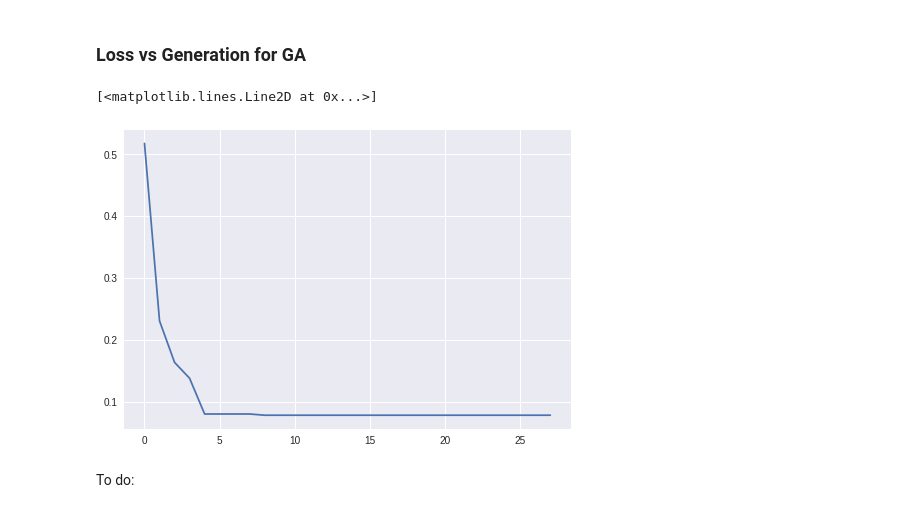
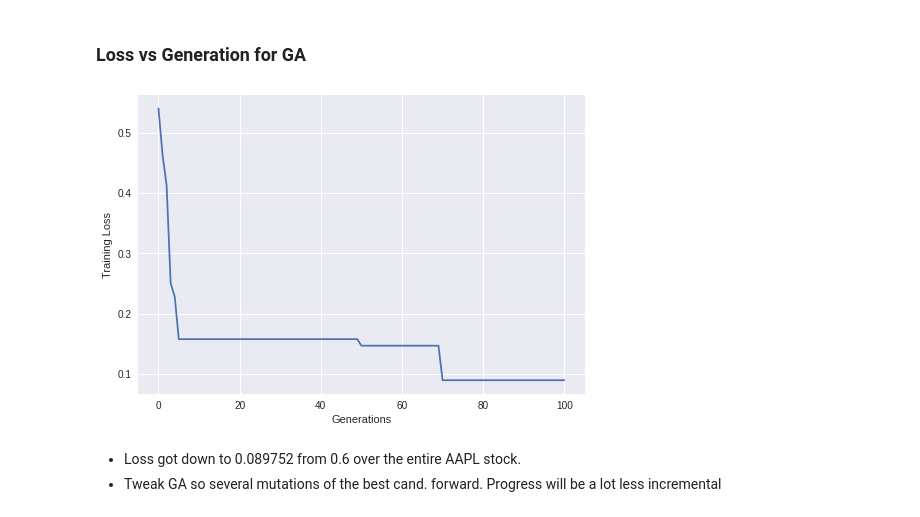
Before and after one commit to anish-neervannan/ese546_final_project, a Jupyter notebook: ese546_final_project.ipynb, the cells around one changed output. Saved outputs shown, nothing was run; the diff lists cells and outputs as text; code cells hidden in the pictures.

Commit message:
GA 100 gens plot

```diff
--- a/ese546_final_project.ipynb
+++ b/ese546_final_project.ipynb
@@ -351,9 +353,13 @@ Gen 90, Mean score: 2.954165, Best score: 0.089752
 # %% [markdown]
 ### Loss vs Generation for  GA
 # %%
-plt.plot(min_scores)
+plt.plot(min_scores);
+plt.xlabel('Generations')
+plt.ylabel('Training Loss');
 # %% [output]
-[<matplotlib.lines.Line2D at 0x...>]
-[figure, old version]
+[figure, new version]
-# %% [markdown]
-To do:
+# %% [markdown]
+
+
+*   Loss got down to 0.089752 from 0.6 over the entire AAPL stock.
+*   Tweak GA so several mutations of the best cand. forward. Progress will be a lot less incremental
```
Also changed, not shown: parts of 1 cell of this notebook.
